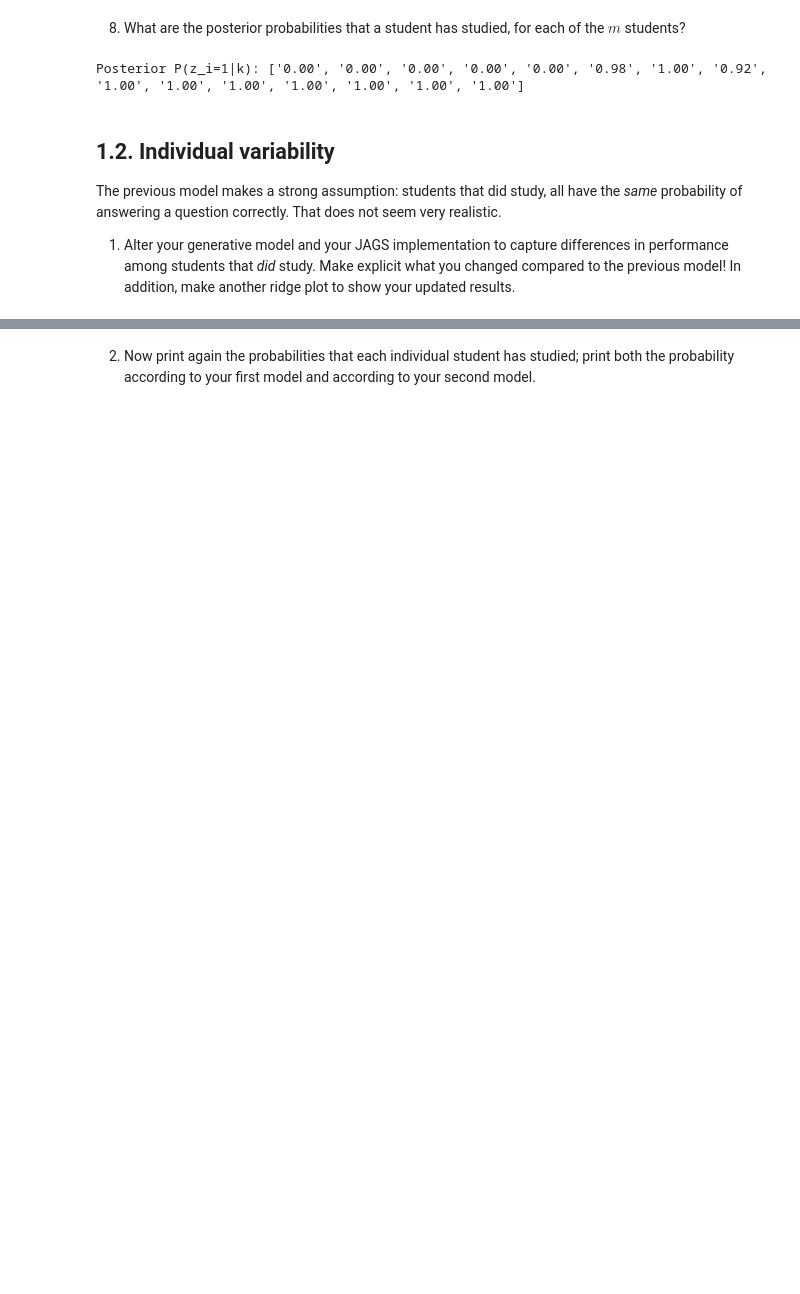
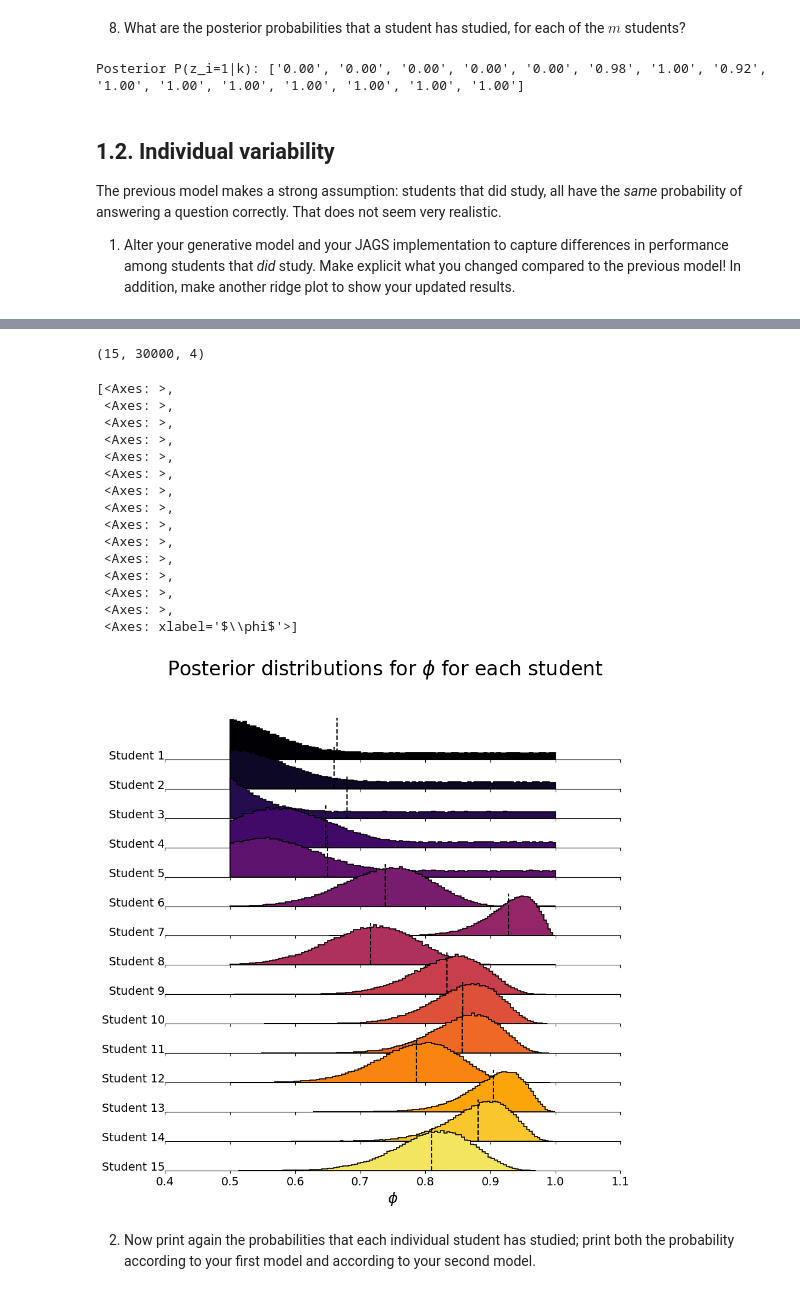
Before and after one commit to DerOeko/SOW-BKI203BS, a Jupyter notebook: LargeAssignment1/Ferdinand_Paar_s1128559_Samuel_Nellessen_s1102282_Assignment_LargeAssignment1.ipynb, the cells around one changed output, grey strips where cells are left out. Cells and saved outputs as stored; diff of their text form; code cells hidden in the pictures; blank space fills up the shorter version.

```diff
--- a/LargeAssignment1/Ferdinand_Paar_s1128559_Samuel_Nellessen_s1102282_Assignment_LargeAssignment1.ipynb
+++ b/LargeAssignment1/Ferdinand_Paar_s1128559_Samuel_Nellessen_s1102282_Assignment_LargeAssignment1.ipynb
@@ -311,18 +313,30 @@ m = len(k)
 
 jags_model2 = '''
 model {
+    pi ~ dbeta(1, 1)
+    psy = 0.5
 
+    for (i in 1:m) {
+        phi[i] ~ dunif(0.5, 1)
+        z[i] ~ dbern(pi)
+        theta[i] <- z[i]*phi[i] + (1-z[i])*psy
+        k[i] ~ dbin(theta[i], n)
+    }
 }
 '''
 
 
-data = ...
+data = {
+    'k': k,
+    'n': n,
+    'm': len(k)
+}
 
 # How long we sample
-num_iter = ...
+num_iter = 30_000
 # How many distinct sampling runs
-num_chains = ...
+num_chains = 4
 
 model2 = pj.Model(jags_model2, data=data, chains=num_chains)
-samples2 = model2.sample(num_iter, vars=[...])
+samples2 = model2.sample(num_iter, vars=['pi', 'phi', 'z', 'theta'])
 # %% [output]
@@ -332,2 +347,25 @@ syntax error on line 4 near "}"
+# %%
+samples2['phi'].shape
+# %% [output]
+(15, 30000, 4)
+# %%
+ridge_plot(samples2['phi'], (0.4, 1.1), r"Posterior distributions for $\phi$ for each student",r"$\phi$", "Student")
+# %% [output]
+[<Axes: >,
+ <Axes: >,
+ <Axes: >,
+ <Axes: >,
+ <Axes: >,
+ <Axes: >,
+ <Axes: >,
+ <Axes: >,
+ <Axes: >,
+ <Axes: >,
+ <Axes: >,
+ <Axes: >,
+ <Axes: >,
+ <Axes: >,
+ <Axes: xlabel='$\\phi$'>]
+[figure, added]
 # %% [markdown]
 2. Now print again the probabilities that each individual student has studied; print both the probability according to your first model and according to your second model.
```
Also changed, not shown: parts of 14 cells of this notebook.
